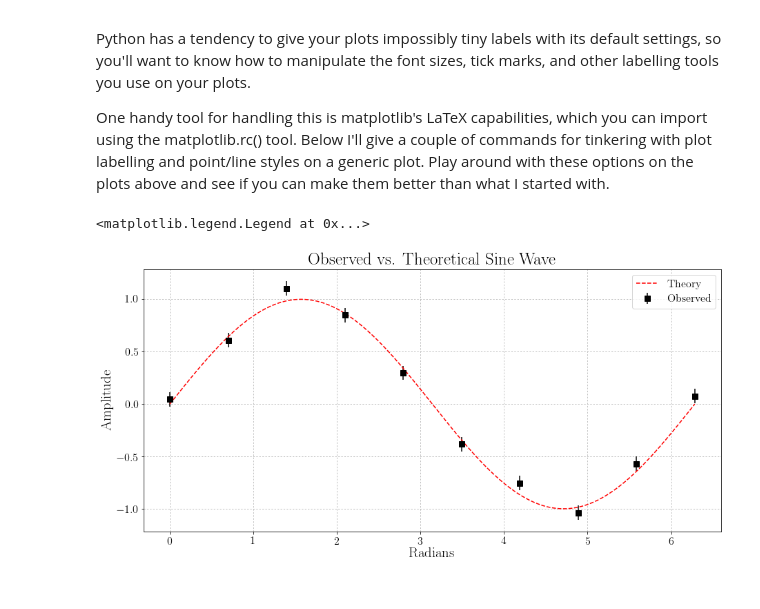
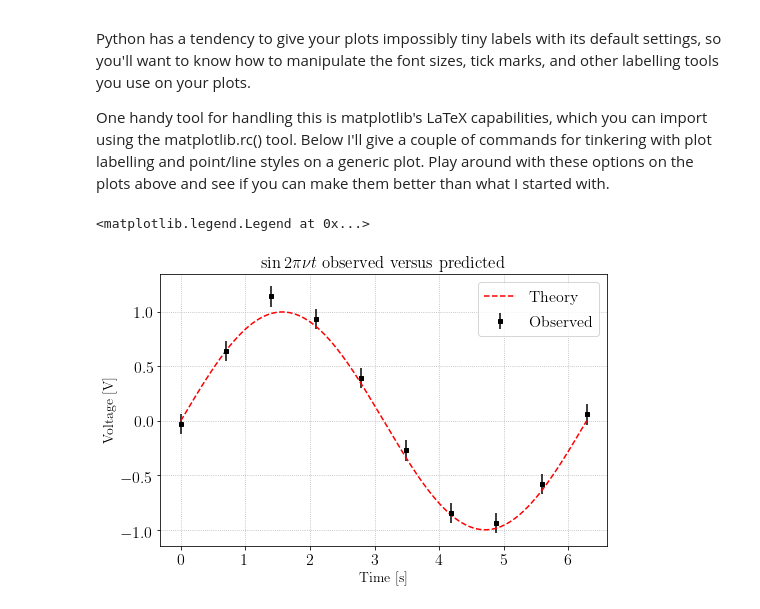
Before and after one commit to AaronParsons/ugradio, a Jupyter notebook: jupyter_tutorials/lab1/python_intro.ipynb, the cells around one changed output. Saved outputs shown, nothing was run; the diff lists cells and outputs as text; code cells hidden in the pictures.

```diff
--- a/jupyter_tutorials/lab1/python_intro.ipynb
+++ b/jupyter_tutorials/lab1/python_intro.ipynb
@@ -38,14 +38,13 @@ To use iPython, simply run the following command in your terminal:
 
 It can be a little discouraging to look at someone's Python code and see dozens of lines of code dedicated to generating a plot. While there are plenty of tools at your disposal to generate the perfect plot for your needs, fundamentally you only need two things: some kind of plot function combined with a display function. Let's start with something basic.
 # %%
-import matplotlib.pylab as pl
+import matplotlib.pylab as plt
 import numpy as np
 
-pl.rcParams['figure.figsize'] = (15.0, 7.0)
-
-x = np.linspace(0,2*np.pi, 100)
+fig = plt.figure(figsize=(8,2))
+x = np.linspace(0, 2*np.pi, 100)
 data = np.sin(x)
 
-pl.plot(x,data)
+plt.plot(x, data)
 # %% [output]
 [<matplotlib.lines.Line2D at 0x...>]
@@ -243,26 +208,26 @@ One handy tool for handling this is matplotlib's LaTeX capabilities, which you c
 # %%
 from scipy import interpolate
 
-pl.rc('font', family='serif')
-pl.rc('text', usetex=True)
-pl.rc('xtick', labelsize=16)
-pl.rc('ytick', labelsize=16)
+plt.rc('font', family='serif', size=14) # you can change fonts
+plt.rc('xtick', labelsize=16) # you can change tick sizes
+plt.rc('ytick', labelsize=16)
 
-t = np.linspace(0,2*np.pi, 10)
-t_theory = np.linspace(0,2*np.pi,1000)
+t = np.linspace(0, 2*np.pi, 10)
+t_theory = np.linspace(0, 2*np.pi, 1000)
 data = np.sin(t)
-noise = 0.075*np.random.randn(len(t))
+noise = 0.075 * np.random.randn(len(t))
 data += noise
-rms = np.sqrt(np.sum(noise**2)/len(t))
+rms = np.std(noise)
 theory = np.sin(t_theory)
 
-pl.errorbar(t,data,yerr=rms,linestyle='None',marker='s',color='k',markersize=7.5,label=r'Observed')
-pl.plot(t_theory,theory,'r--',label=r'Theory')
-pl.xlabel(r'\huge{Radians}')
-pl.ylabel(r'\huge{Amplitude}')
-pl.title(r'\Huge{Observed vs. Theoretical Sine Wave}')
-pl.grid(linestyle=':')
-pl.legend(fontsize=16)
+plt.figure(figsize=(8,5))
+plt.errorbar(t, data, yerr=2*rms, linestyle='None', marker='s', color='k', markersize=4.5, label=r'Observed')
+plt.plot(t_theory, theory, 'r--', label=r'Theory')
+plt.xlabel('Time [s]')
+plt.ylabel('Voltage [V]')
+plt.title(r'$\sin 2\pi\nu t$ observed versus predicted') # latex in titles/labels
+plt.grid(linestyle=':')
+plt.legend(fontsize=16)
 # %% [output]
 <matplotlib.legend.Legend at 0x...>
-[figure, old version]
+[figure, new version]
```
Also changed, not shown: parts of 9 cells of this notebook, 1 other file.
